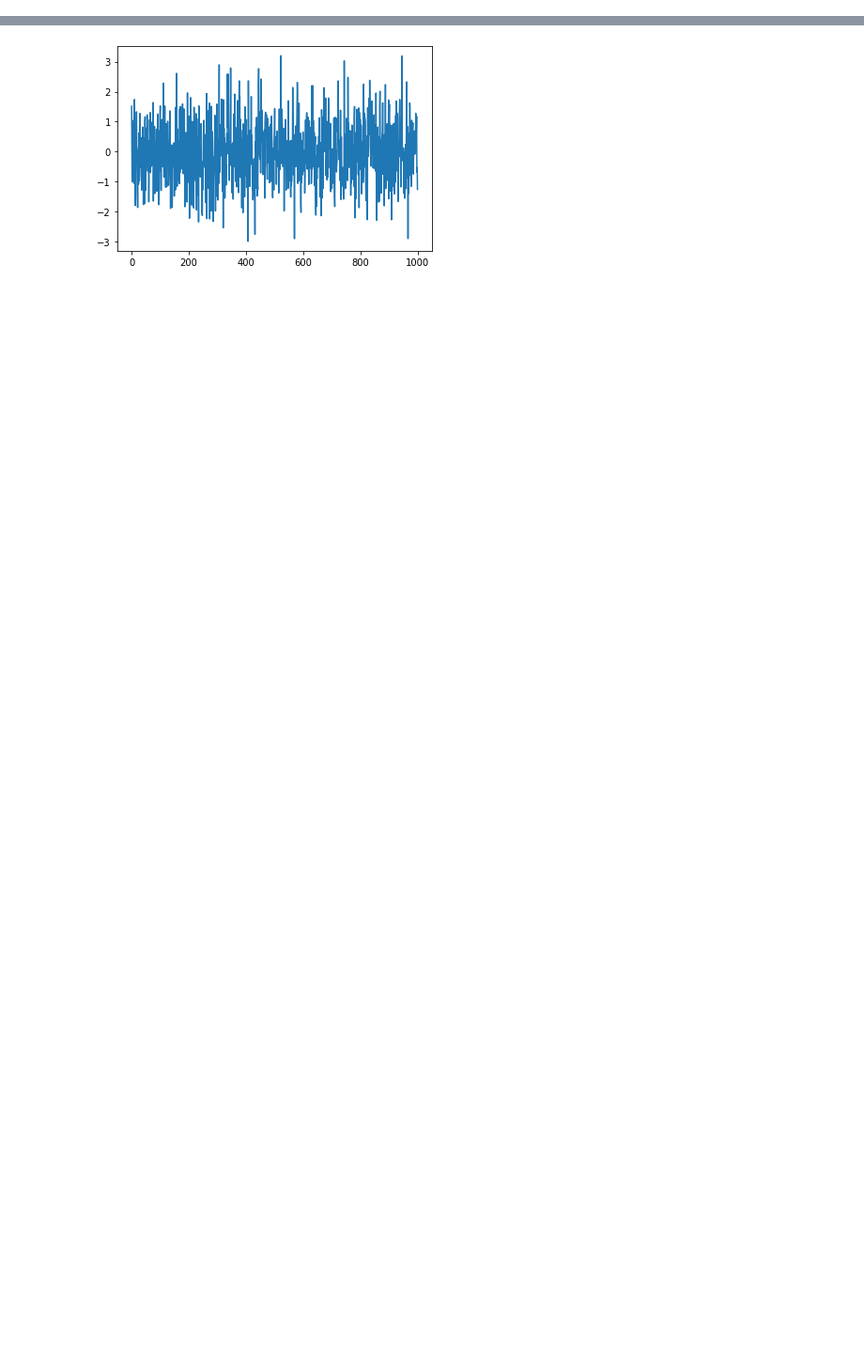
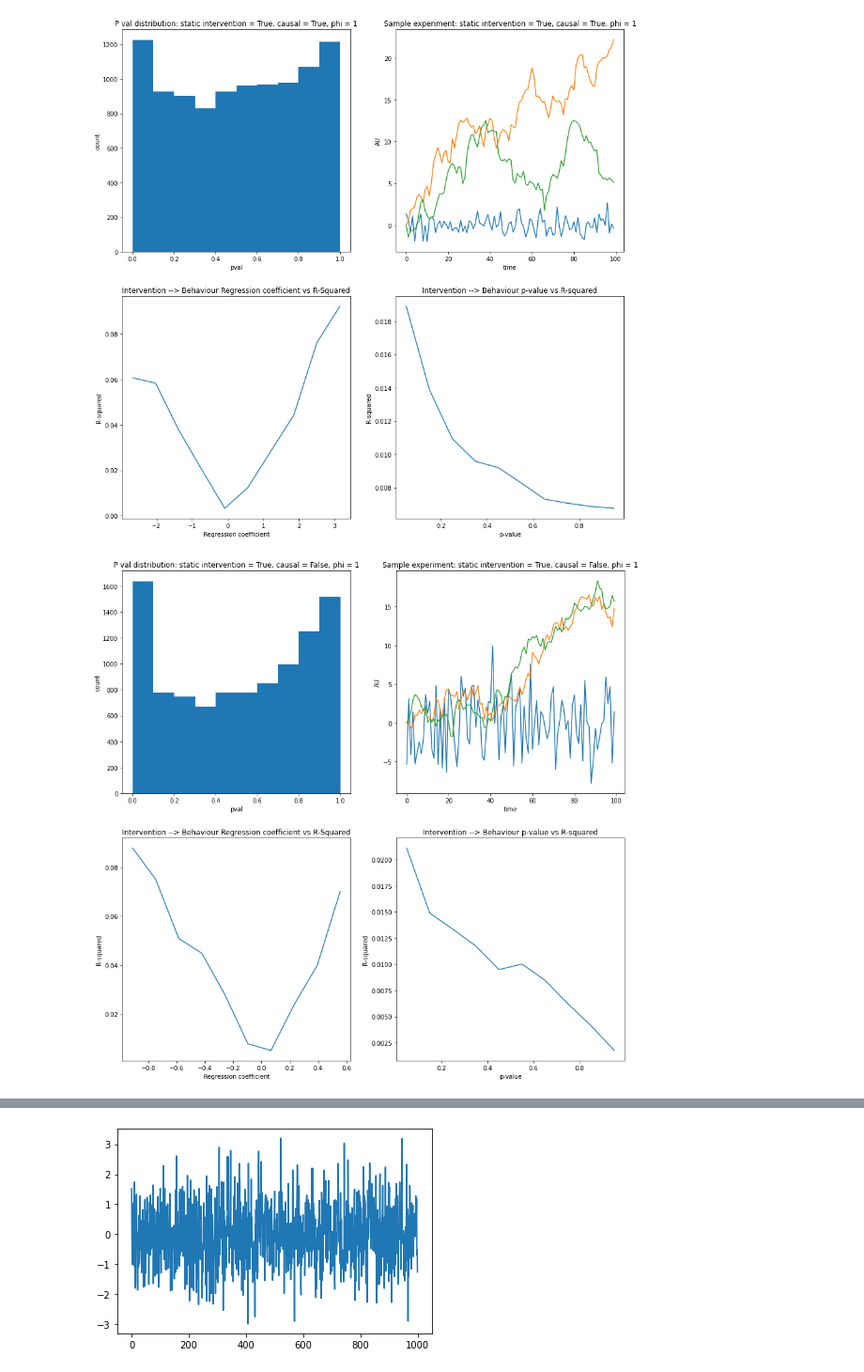
Before and after one commit to BJCaie/Ergodicity, a Jupyter notebook: Mediation_Analyses.ipynb, the cells around one changed output, grey strips where cells are left out. Shown at 94% size. Drawn from its saved outputs; the diff is of its cells as text; code cells hidden in the pictures; blank space fills up the shorter version.

```diff
--- a/Mediation_Analyses.ipynb
+++ b/Mediation_Analyses.ipynb
@@ -297,2 +300,14 @@ KeyboardInterrupt:
+# %%
+## Get distribution of p values for random walks with drift
+simulatePvalues(staticIntervention = True, causal = True, drift1 = .1, drift2 = .1, sigma = 1,
+                num_experiments = 10000, gain = .1, num_trials = 100, phi = 1)
+plt.savefig(rf'C:\Users\Brandon\Desktop\PhD\Ergodicity\Figures\Pval_sim_static_causal_sig1', format = 'svg')
+
+simulatePvalues(staticIntervention = True, causal = False, drift1 = .1, drift2 = .1, sigma = 4,
+                num_experiments = 10000, gain = .1, num_trials = 100, phi = 1)
+plt.savefig(rf'C:\Users\Brandon\Desktop\PhD\Ergodicity\Figures\Pval_sim_static_noncausal_sig1', format = 'svg')
+# %% [output]
+[figure, added]
+[figure, added]
 # %%
 ## Get distribution of p values for random walks with drift
```
Also changed, not shown: parts of 11 cells of this notebook, 5 other files.
